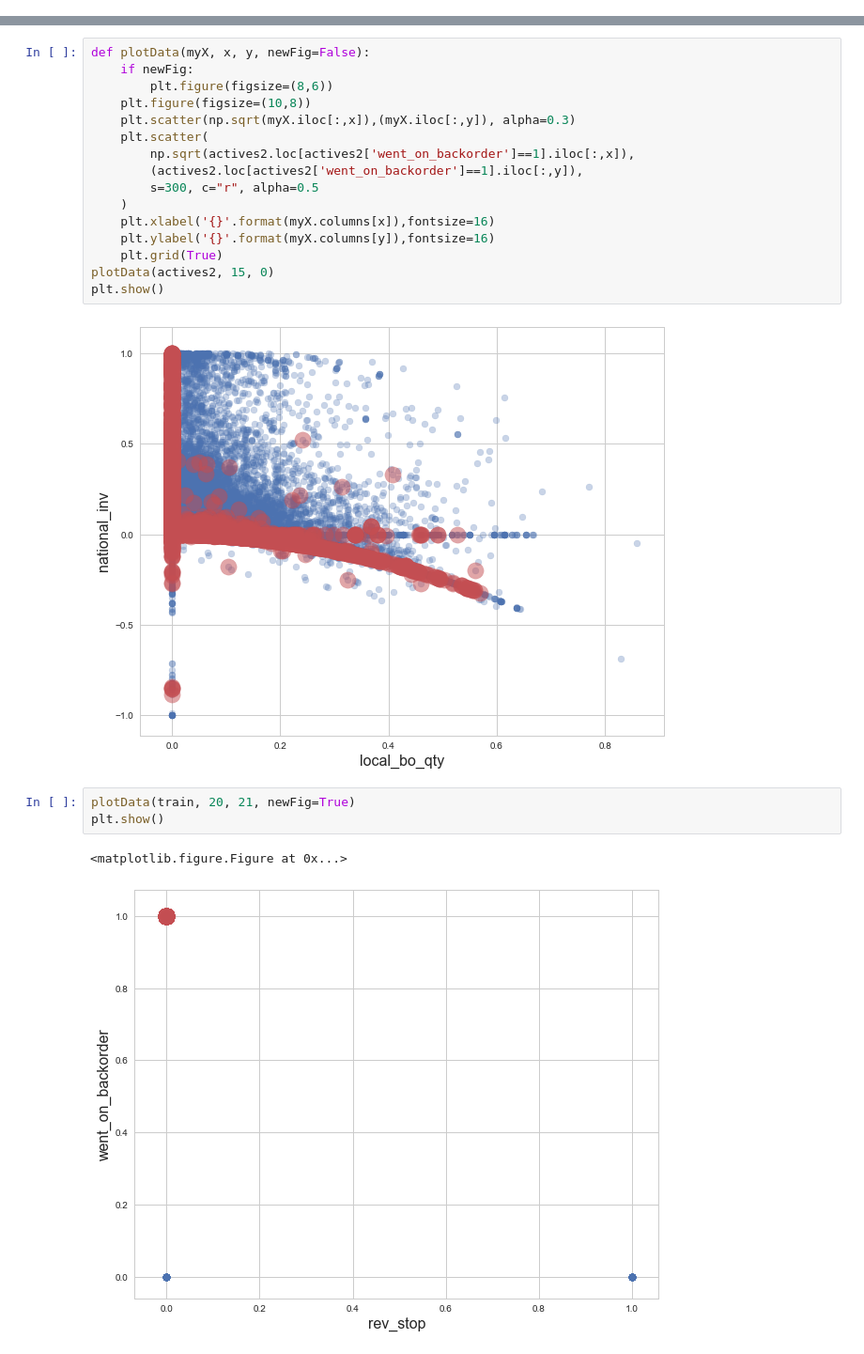
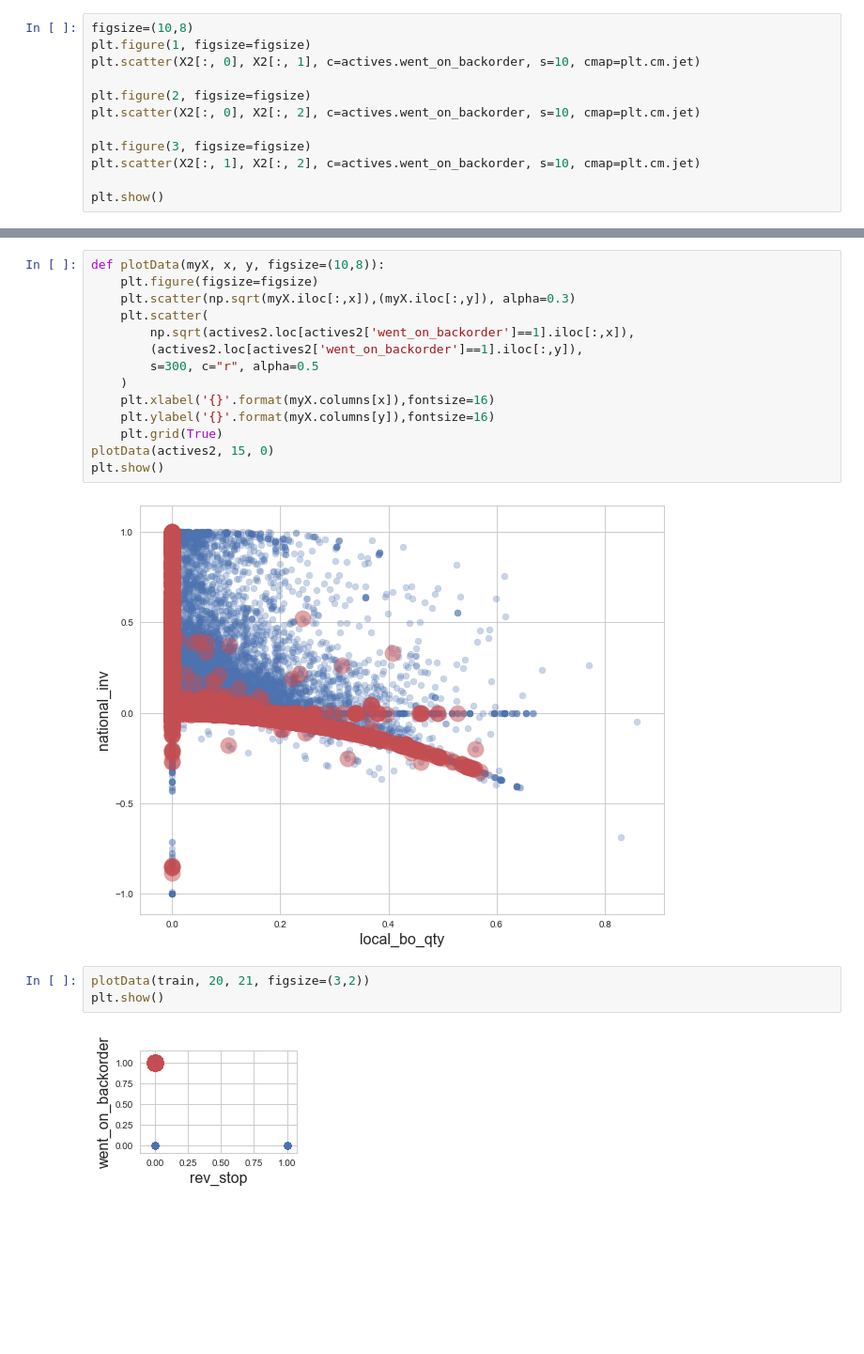
Before and after one commit to BenedictusAryo/classification_backorderPrediction_project, a Jupyter notebook: eda_BackorderPrediction_ver02.ipynb, the cells around one changed output, grey strips where cells are left out. Shown: that part at 94% size. Drawn from its saved outputs; the diff is of its cells as text; blank space fills up the shorter version.

```diff
--- a/eda_BackorderPrediction_ver02.ipynb
+++ b/eda_BackorderPrediction_ver02.ipynb
@@ -605,0 +640,12 @@ May use this rule or not in model.
+# %%
+figsize=(10,8)
+plt.figure(1, figsize=figsize)
+plt.scatter(X2[:, 0], X2[:, 1], c=actives.went_on_backorder, s=10, cmap=plt.cm.jet)
+
+plt.figure(2, figsize=figsize)
+plt.scatter(X2[:, 0], X2[:, 2], c=actives.went_on_backorder, s=10, cmap=plt.cm.jet)
+
+plt.figure(3, figsize=figsize)
+plt.scatter(X2[:, 1], X2[:, 2], c=actives.went_on_backorder, s=10, cmap=plt.cm.jet)
+
+plt.show()
@@ -620,10 +672,8 @@ Found out some useful insight about data.
 - between "national_inv" and "local_bo_qty" show some relation.
 - no "went_on_backorder" items have "rev_stop" issue, which means those are only in class 0
 # %%
-def plotData(myX, x, y, newFig=False):
-    if newFig:
-        plt.figure(figsize=(8,6))
-    plt.figure(figsize=(10,8))
+def plotData(myX, x, y, figsize=(10,8)):
+    plt.figure(figsize=figsize)
     plt.scatter(np.sqrt(myX.iloc[:,x]),(myX.iloc[:,y]), alpha=0.3)
     plt.scatter(
         np.sqrt(actives2.loc[actives2['went_on_backorder']==1].iloc[:,x]),
@@ -638,8 +688,7 @@ plt.show()
 # %% [output]
 [figure]
 # %%
-plotData(train, 20, 21, newFig=True)
+plotData(train, 20, 21, figsize=(3,2))
 plt.show()
 # %% [output]
-<matplotlib.figure.Figure at 0x...>
-[figure, old version]
+[figure, new version]
```
Also changed, not shown: parts of 8 cells of this notebook.
